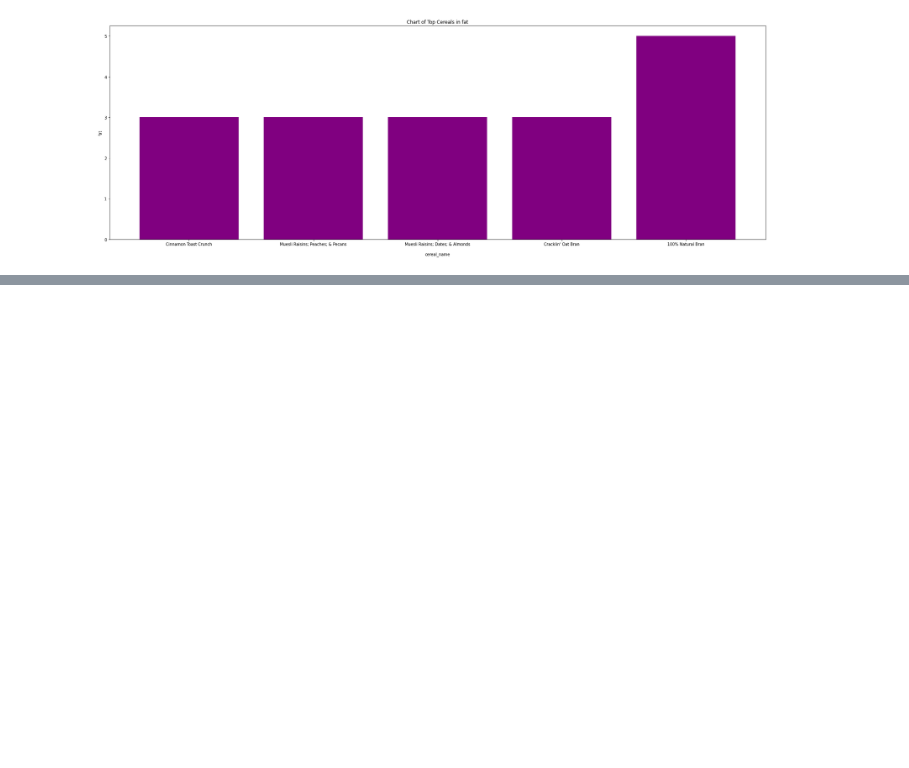
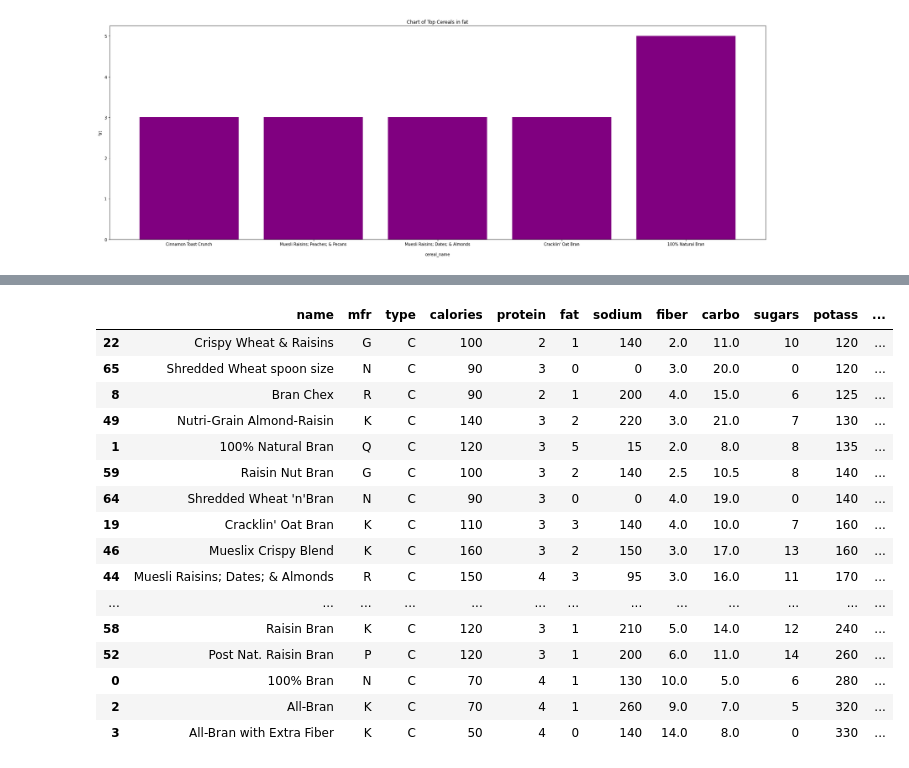
Before and after one commit to audubilly/data_science_project, a Jupyter notebook: DataScienceProject.ipynb, the cells around one changed output, grey strips where cells are left out. Saved outputs shown, nothing was run; the diff lists cells and outputs as text; code cells hidden in the pictures; blank space fills up the shorter version.

```diff
--- a/DataScienceProject.ipynb
+++ b/DataScienceProject.ipynb
@@ -229,0 +303,3 @@ plt.show
+# %%
+potas_sorted_df = df.sort_values('potass')
+potas_sorted_df
@@ -229,0 +320,21 @@ plt.show
+# %%
+potas_sorted_df = potas_sorted_df.tail(20)
+potas_sorted_df
+# %% [output]
+|  | name | mfr | type | calories | protein | fat | sodium | fiber | carbo | sugars | potass | ... |
+| 22 | Crispy Wheat & Raisins | G | C | 100 | 2 | 1 | 140 | 2.0 | 11.0 | 10 | 120 | ... |
+| 65 | Shredded Wheat spoon size | N | C | 90 | 3 | 0 | 0 | 3.0 | 20.0 | 0 | 120 | ... |
+| 8 | Bran Chex | R | C | 90 | 2 | 1 | 200 | 4.0 | 15.0 | 6 | 125 | ... |
+| 49 | Nutri-Grain Almond-Raisin | K | C | 140 | 3 | 2 | 220 | 3.0 | 21.0 | 7 | 130 | ... |
+| 1 | 100% Natural Bran | Q | C | 120 | 3 | 5 | 15 | 2.0 | 8.0 | 8 | 135 | ... |
+| 59 | Raisin Nut Bran | G | C | 100 | 3 | 2 | 140 | 2.5 | 10.5 | 8 | 140 | ... |
+| 64 | Shredded Wheat 'n'Bran | N | C | 90 | 3 | 0 | 0 | 4.0 | 19.0 | 0 | 140 | ... |
+| 19 | Cracklin' Oat Bran | K | C | 110 | 3 | 3 | 140 | 4.0 | 10.0 | 7 | 160 | ... |
+| 46 | Mueslix Crispy Blend | K | C | 160 | 3 | 2 | 150 | 3.0 | 17.0 | 13 | 160 | ... |
+| 44 | Muesli Raisins; Dates; & Almonds | R | C | 150 | 4 | 3 | 95 | 3.0 | 16.0 | 11 | 170 | ... |
+| ... | ... | ... | ... | ... | ... | ... | ... | ... | ... | ... | ... | ... |
+| 58 | Raisin Bran | K | C | 120 | 3 | 1 | 210 | 5.0 | 14.0 | 12 | 240 | ... |
+| 52 | Post Nat. Raisin Bran | P | C | 120 | 3 | 1 | 200 | 6.0 | 11.0 | 14 | 260 | ... |
+| 0 | 100% Bran | N | C | 70 | 4 | 1 | 130 | 10.0 | 5.0 | 6 | 280 | ... |
+| 2 | All-Bran | K | C | 70 | 4 | 1 | 260 | 9.0 | 7.0 | 5 | 320 | ... |
+| 3 | All-Bran with Extra Fiber | K | C | 50 | 4 | 0 | 140 | 14.0 | 8.0 | 0 | 330 | ... |
```
Also changed, not shown: parts of 14 cells of this notebook.
